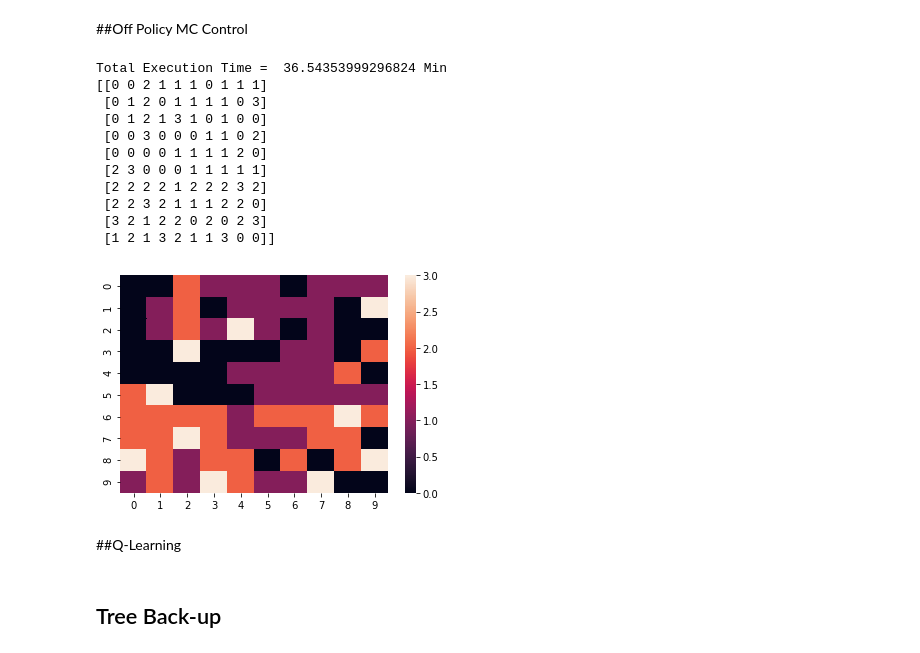
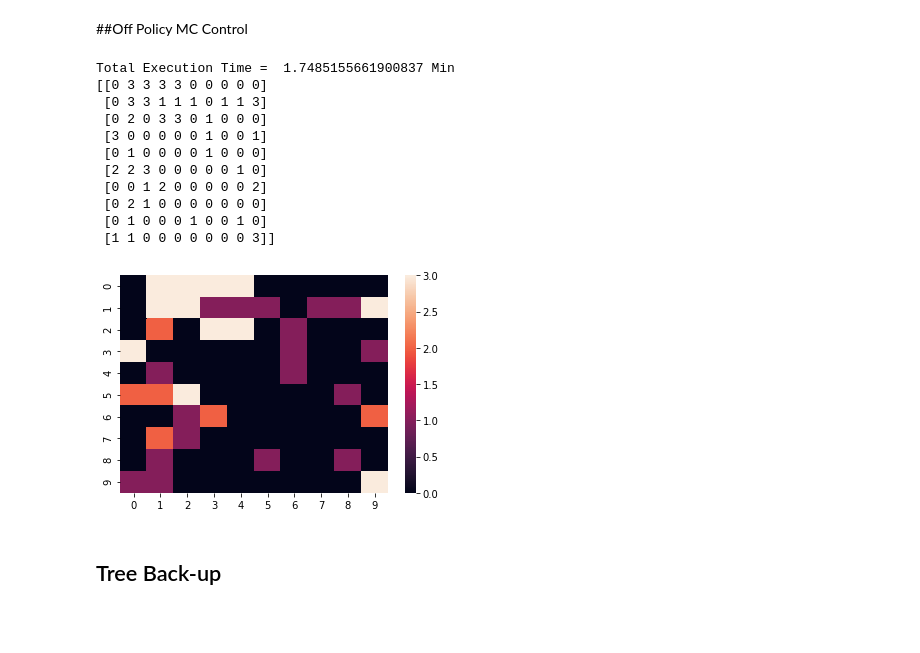
Before and after one commit to Kassra-sinaei/Interactive_learning_HW4, a Jupyter notebook: HW#4_Kassra_Sinaei_810696254.ipynb, the cells around one changed output. Drawn from its saved outputs; the diff is of its cells as text; code cells hidden in the pictures; blank space fills up the shorter version.

Commit message:
Add files via upload
On Policy MC (fails to complete the second episode)
Off Policy MC working
Double Q-Learning Working
SARSA Working
Tree Back-up #TODO
N-Step SARSA #TODO

```diff
--- a/HW#4_Kassra_Sinaei_810696254.ipynb
+++ b/HW#4_Kassra_Sinaei_810696254.ipynb
@@ -186,6 +189,7 @@ class OnPolicyMCAgent:
 
     def probabilities(self,values):
         # Calculating Probability of each action in a state out of action values
+        # This Function will be used for greedy decision making in control
         max_action = np.argmax(values)
         res = np.ones(values.shape[0]) * (self.epsilon/self.env.nA)
         res[max_action] = 1 - self.epsilon + self.epsilon/self.env.nA
@@ -204,7 +208,7 @@ class OnPolicyMCAgent:
             next_state, reward, done, info = self.env.step(action)
             trajectory.append((state,action,reward))
             state = next_state
-            if done or len(trajectory) == 500: # Episode max length of 500
+            if done:
                 return trajectory
 
 
@@ -213,7 +217,7 @@ class OnPolicyMCAgent:
         episode = self.generate_episode()
         for idx,step in enumerate(episode[::-1]):
             G = self.gamma * G + step[2]
-            if step[0] not in np.array(episode[::-1])[:,0][idx+1:]: # first visit
+            if step[0] not in np.array(episode[::-1])[:,0][idx+1:]: # first visit check
                 self.Returns[step[0]][step[1]].append(G)
                 self.q[step[0]][step[1]] = np.mean(self.Returns[step[0]][step[1]])
         pass
@@ -222,13 +226,15 @@ class OnPolicyMCAgent:
         ax = sns.heatmap(np.argmax(self.q,axis=1).reshape((10,10)))
         print(np.argmax(self.q,axis=1).reshape((10,10)))
 
+    def __exit(self):
+        self.env.close()
 
 def main():
     env = GridworldEnv()
     agent = OnPolicyMCAgent(env)
 
     start = time.time()
-    for i in range(8000): # number of episodes
+    for i in range(200): # number of episodes
         agent.control()
     print('Total Execution Time = ', (time.time() - start) / 60 , 'Min')
     agent.print_agent()
@@ -250,16 +243,17 @@ Total Execution Time =  37.03743406534195 Min
 # %% [markdown]
 ##Off Policy MC Control
 # %%
-class OffPolicyAgent:
+class OffPolicyMCAgent:
     def __init__(self,environment,discount_factor = 0.7,epsilon = 0.25):
         self.epsilon = epsilon
         self.gamma = discount_factor
         self.env = environment
-        self.Q = np.rsndom((self.env.nS,self.env.nA))
+        self.Q = np.zeros((self.env.nS,self.env.nA))
         self. C = np.zeros((self.env.nS,self.env.nA))
 
     def probabilities(self,values):
         # Calculating Probability of each action in a state out of action values
+        # This Function will be used for greedy decision making in control
         max_action = np.argmax(values)
         res = np.ones(values.shape[0]) * (self.epsilon/self.env.nA)
         res[max_action] = 1 - self.epsilon + self.epsilon/self.env.nA
@@ -276,49 +270,54 @@ class OffPolicyAgent:
             next_state, reward, done, info = self.env.step(action)
             trajectory.append((state,action,reward))
             state = next_state
-            if done or len(trajectory) == 500: # Episode max length of 500
+            if done :
                 return trajectory
 
     def control(self):
         G = 0
         W = 1
         episode = self.generate_episode()
         for idx, step in enumerate(episode[::-1]):
             G = self.gamma * G + step[2]
-            if step[0] not in np.array(trajectory)[::-1][:,0][idx+1]:# first visit check
+            if step[0] not in np.array(episode[::-1])[:,0][idx+1:]:# first visit check
                 self.C[step[0]][step[1]]  += W
                 self.Q[step[0]][step[1]] += (W/self.C[step[0]][step[1]]) * (G -self.Q[step[0]][step[1]])
 
                 action = np.argmax(self.Q[step[0]])
                 if action != step[1]:
                     break
 
                 #W *= (1 /(1/self.env.nA))
                 W *= self.env.nA
 
+    def print_agent(self):
+        ax = sns.heatmap(np.argmax(self.Q,axis=1).reshape((10,10)))
+        print(np.argmax(self.Q,axis=1).reshape((10,10)))
+
+    def __exit(self):
+        self.env.close()
+
 def main():
     env = GridworldEnv()
-    agent = OnPolicyMCAgent(env)
+    agent = OffPolicyMCAgent(env)
 
     start = time.time()
-    for i in range(8000): # number of episodes
+    for i in range(1000): # number of episodes
         agent.control()
     print('Total Execution Time = ', (time.time() - start) / 60 , 'Min')
     agent.print_agent()
 
 main()
 # %% [output]
-Total Execution Time =  36.54353999296824 Min
-[[0 0 2 1 1 1 0 1 1 1]
- [0 1 2 0 1 1 1 1 0 3]
- [0 1 2 1 3 1 0 1 0 0]
- [0 0 3 0 0 0 1 1 0 2]
- [0 0 0 0 1 1 1 1 2 0]
- [2 3 0 0 0 1 1 1 1 1]
- [2 2 2 2 1 2 2 2 3 2]
- [2 2 3 2 1 1 1 2 2 0]
- [3 2 1 2 2 0 2 0 2 3]
- [1 2 1 3 2 1 1 3 0 0]]
+Total Execution Time =  1.7485155661900837 Min
+[[0 3 3 3 3 0 0 0 0 0]
+ [0 3 3 1 1 1 0 1 1 3]
+ [0 2 0 3 3 0 1 0 0 0]
+ [3 0 0 0 0 0 1 0 0 1]
+ [0 1 0 0 0 0 1 0 0 0]
+ [2 2 3 0 0 0 0 0 1 0]
+ [0 0 1 2 0 0 0 0 0 2]
+ [0 2 1 0 0 0 0 0 0 0]
+ [0 1 0 0 0 1 0 0 1 0]
+ [1 1 0 0 0 0 0 0 0 3]]
-[figure, old version]
+[figure, new version]
-# %% [markdown]
-##Q-Learning
```
Also changed, not shown: parts of 9 cells of this notebook.
